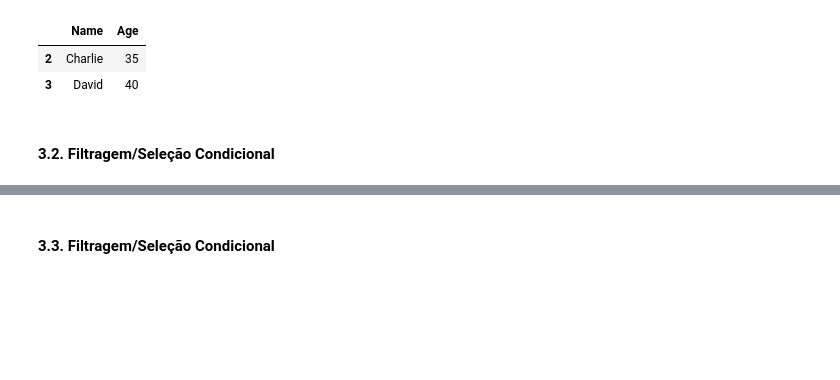
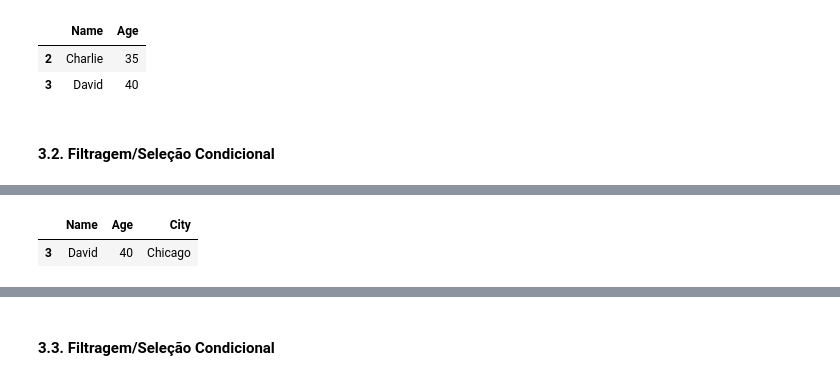
Before and after one commit to saulosgil/pandas_funcoes_basicas, a Jupyter notebook: pandas.ipynb, the cells around one changed output, grey strips where cells are left out. Cells and saved outputs as stored; diff of their text form; code cells hidden in the pictures; blank space fills up the shorter version.

```diff
--- a/pandas.ipynb
+++ b/pandas.ipynb
@@ -388,0 +429,7 @@ df.iloc[2:4, 0:2]
+# %%
+boolean_mask = (df['Age'] > 25) & (df['City'] == 'Chicago')
+filtered_data = df[boolean_mask]
+filtered_data
+# %% [output]
+|  | Name | Age | City |
+| 3 | David | 40 | Chicago |
```
Also changed, not shown: parts of 14 cells of this notebook.
